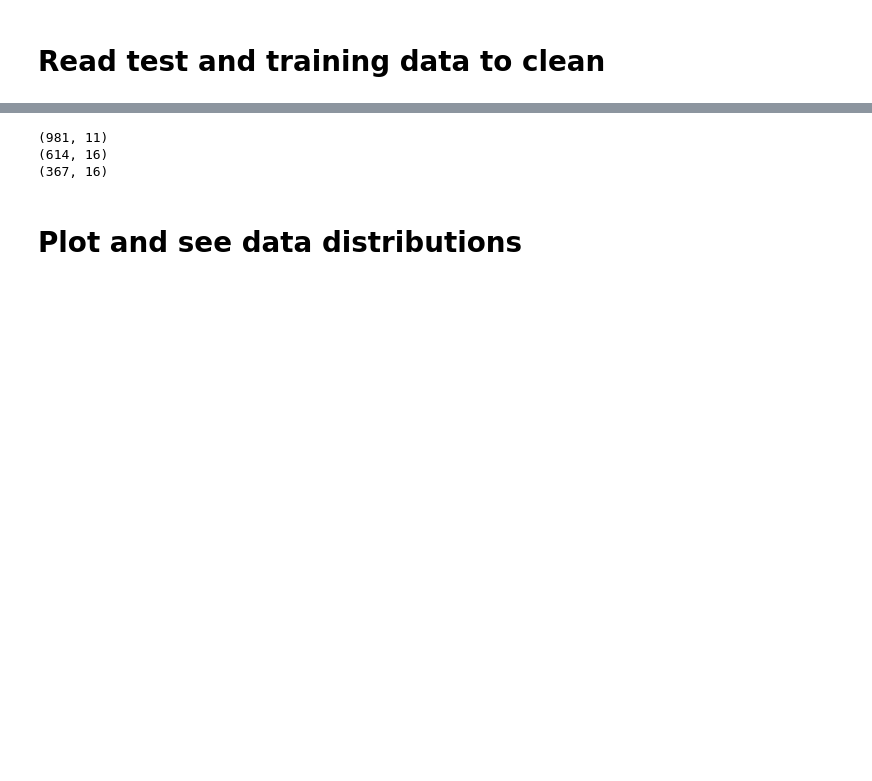
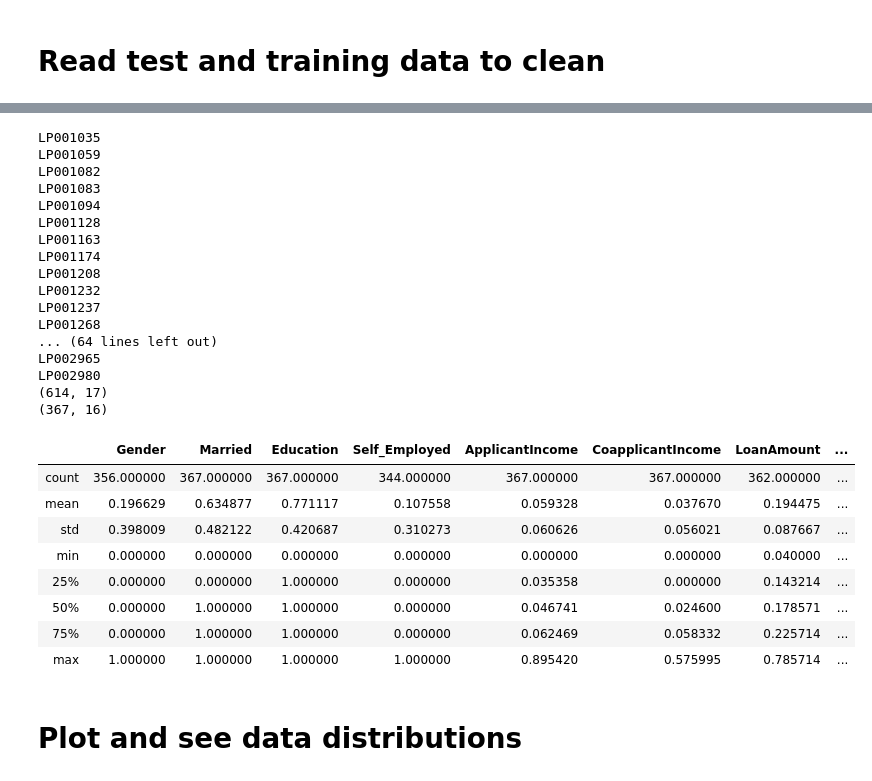
Before and after one commit to Kamin-At/Loan_prediction, a Jupyter notebook: Data_cleaning.ipynb, the cells around one changed output, grey strips where cells are left out. Saved outputs shown, nothing was run; the diff lists cells and outputs as text; code cells hidden in the pictures; blank space fills up the shorter version.

Commit message:
Add Version2 (filling with distance L2)

```diff
--- a/Data_cleaning.ipynb
+++ b/Data_cleaning.ipynb
@@ -85,0 +53,5 @@ for i in DF:
+# %%
+Key_test_non_full = return_non_intersec(Key_test, Key_test_full)
+Key_train_non_full = return_non_intersec(Key_train, Key_train_full)
+del D_te
+del D_tr
@@ -85,0 +135,7 @@ for i in DF:
+# %%
+def clear_nan_dependents (cols):
+    if cols[-1] == 1:
+        #print('return nul!!')
+        return [np.nan, np.nan, np.nan, np.nan, np.nan]
+    else:
+        return cols
@@ -86,33 +159,59 @@ for i in DF:
 # %%
-#Fill NaN for continuous values
-Data = Data.fillna(value={"LoanAmount":142.51,  "Loan_Amount_Term": 342.2, "Credit_History": 1})
-
-#Fill NaN for discrete values
-Data['Gender'] = Data[['Gender', 'Married']].apply(Replace_nan_Gender, axis = 1)
-Data['Married'] = Data[['Married', 'Gender']].apply(Replace_nan_Married, axis = 1)
-Data['Dependents'] = Data['Dependents'].apply(Replace_nan_Dependents)
-Data['Self_Employed'] = Data['Self_Employed'].apply(Replace_nan_Self_Employed)
-print(Data.shape)
-
 #Convert binary classes to 1 and 0
 Data = Data.replace({'Male': 0, 'Female': 1, 'Yes': 1, 'No': 0, 'Graduate': 1, 'Not Graduate': 0})
-Data.describe(include = 'all')
+#Data.describe(include = 'all')
 
 #Encode non binary classes to one hot encoding
-Data = pd.get_dummies(Data,prefix=[ "Dependents", "Property_Area"], dummy_na = False)
+Data = pd.get_dummies(Data,prefix=["Dependents", 'Property_Area'],dummy_na = True)
+Data[['Dependents_0','Dependents_1','Dependents_2','Dependents_3+', 'Dependents_nan']] = \
+Data[['Dependents_0','Dependents_1','Dependents_2','Dependents_3+', 'Dependents_nan']].apply(clear_nan_dependents, axis=1)
+
+#fill each NaN by the clostest distance
+for i in Key_test_non_full:
+    print(i)
+    tmp_non_nan = []
+    tmp_nan = []
+    for j in Data:
+        if np.isnan(Data.loc[i][j]):
+            tmp_nan.append(j)
+        else:
+            tmp_non_nan.append(j)
+    the_most_similar_index = np.argmin(pairwise_distances(Data[tmp_non_nan].dropna(),Y=np.reshape(Data.loc[i][tmp_non_nan].values, (1,-1)), metric='l2'))
+    for j in tmp_nan:
+        Data.at[i, j] = Data.loc[Data[tmp_non_nan].dropna().iloc[the_most_similar_index].name][j]
+Data = Data.drop(['Dependents_nan', 'Property_Area_nan'], axis=1)
 
 #Divide training and test set
-Train = Data[0:614]
+Train = Data.loc[Key_train]
 Train = pd.merge(Train, Label, on='Loan_ID')#merge the labels back
-Test =Data[614:]
+Test = Data.loc[Key_test]
 print(Train.shape)
 print(Test.shape)
 Test.describe()
-
-#Save V1
-Test.to_csv('.\\data\\Test_v1.csv')
-Train.to_csv('.\\data\\Train_v1.csv')
 # %% [output]
-(981, 11)
-(614, 16)
+LP001035
+LP001059
+LP001082
+LP001083
+LP001094
+LP001128
+LP001163
+LP001174
+LP001208
+LP001232
+LP001237
+LP001268
+... (64 lines left out)
+LP002965
+LP002980
+(614, 17)
 (367, 16)
+|  | Gender | Married | Education | Self_Employed | ApplicantIncome | CoapplicantIncome | LoanAmount | ... |
+| count | 356.000000 | 367.000000 | 367.000000 | 344.000000 | 367.000000 | 367.000000 | 362.000000 | ... |
+| mean | 0.196629 | 0.634877 | 0.771117 | 0.107558 | 0.059328 | 0.037670 | 0.194475 | ... |
+| std | 0.398009 | 0.482122 | 0.420687 | 0.310273 | 0.060626 | 0.056021 | 0.087667 | ... |
+| min | 0.000000 | 0.000000 | 0.000000 | 0.000000 | 0.000000 | 0.000000 | 0.040000 | ... |
+| 25% | 0.000000 | 0.000000 | 1.000000 | 0.000000 | 0.035358 | 0.000000 | 0.143214 | ... |
+| 50% | 0.000000 | 1.000000 | 1.000000 | 0.000000 | 0.046741 | 0.024600 | 0.178571 | ... |
+| 75% | 0.000000 | 1.000000 | 1.000000 | 0.000000 | 0.062469 | 0.058332 | 0.225714 | ... |
+| max | 1.000000 | 1.000000 | 1.000000 | 1.000000 | 0.895420 | 0.575995 | 0.785714 | ... |
```
Also changed, not shown: parts of 12 cells of this notebook, 2 other files.
